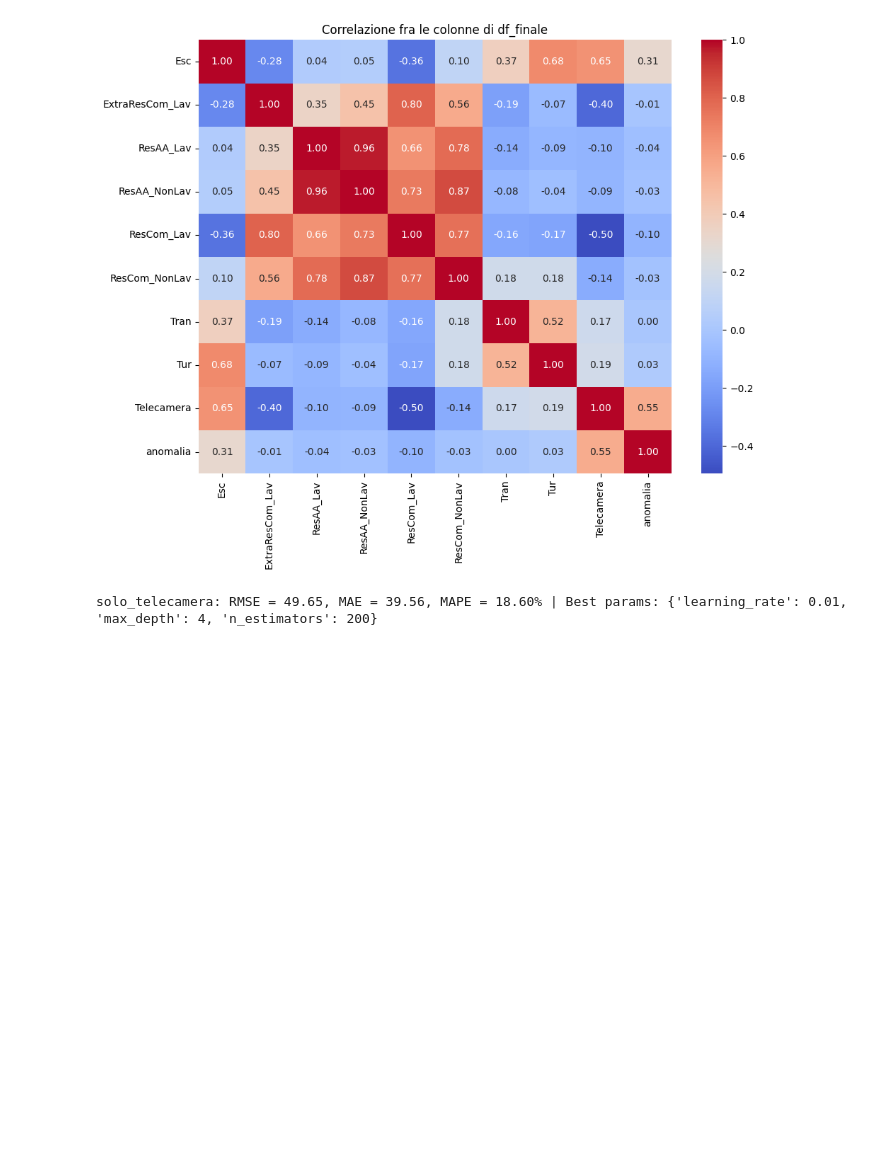
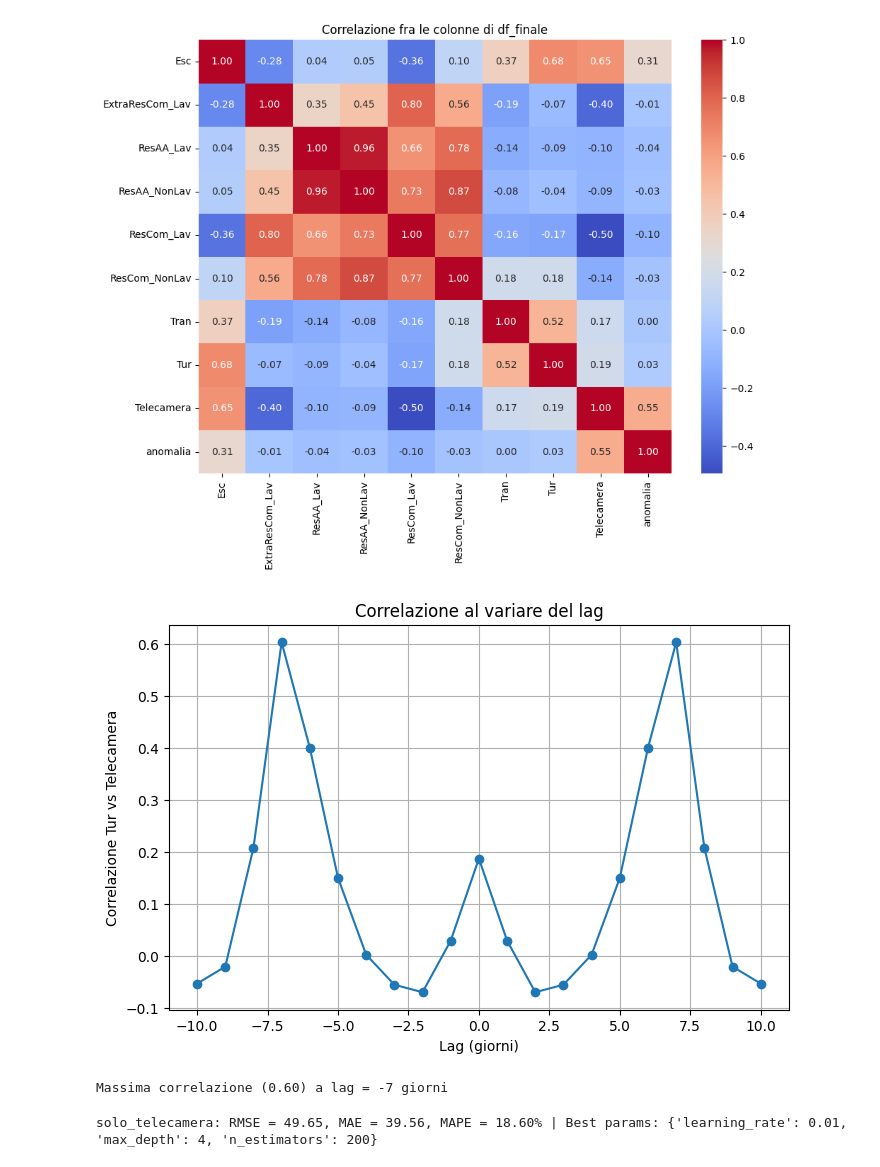
Before and after one commit to nbicocchi/S4C-Project, a Jupyter notebook: experiments/dataset2025/data_analysis/presence_analysis_2.ipynb, the cells around one changed output. Drawn from its saved outputs; the diff is of its cells as text; code cells hidden in the pictures; blank space fills up the shorter version.

```diff
--- a/experiments/dataset2025/data_analysis/presence_analysis_2.ipynb
+++ b/experiments/dataset2025/data_analysis/presence_analysis_2.ipynb
@@ -323,6 +323,39 @@ plt.tight_layout()
 plt.show()
 # %% [output]
 [figure]
+# %%
+import pandas as pd
+import matplotlib.pyplot as plt
+
+# Numero massimo di giorni da shifare
+max_lag = 10
+
+correlations = []
+
+for lag in range(-max_lag, max_lag+1):
+    if lag < 0:
+        # shift Telecamera indietro di |lag| giorni
+        corr = df_finale["Tur"].corr(df_finale["Telecamera"].shift(-lag))
+    else:
+        # shift Telecamera avanti di lag giorni
+        corr = df_finale["Tur"].corr(df_finale["Telecamera"].shift(lag))
+    correlations.append(corr)
+
+# Crea un grafico
+plt.figure(figsize=(8,5))
+plt.plot(range(-max_lag, max_lag+1), correlations, marker='o')
+plt.xlabel("Lag (giorni)")
+plt.ylabel("Correlazione Tur vs Telecamera")
+plt.title("Correlazione al variare del lag")
+plt.grid(True)
+plt.show()
+
+# Mostra il lag con massima correlazione
+best_lag = range(-max_lag, max_lag+1)[pd.Series(correlations).idxmax()]
+print(f"Massima correlazione ({max(correlations):.2f}) a lag = {best_lag} giorni")
+# %% [output]
+[figure, added]
+Massima correlazione (0.60) a lag = -7 giorni
 # %%
 import pandas as pd
 import numpy as np
```
